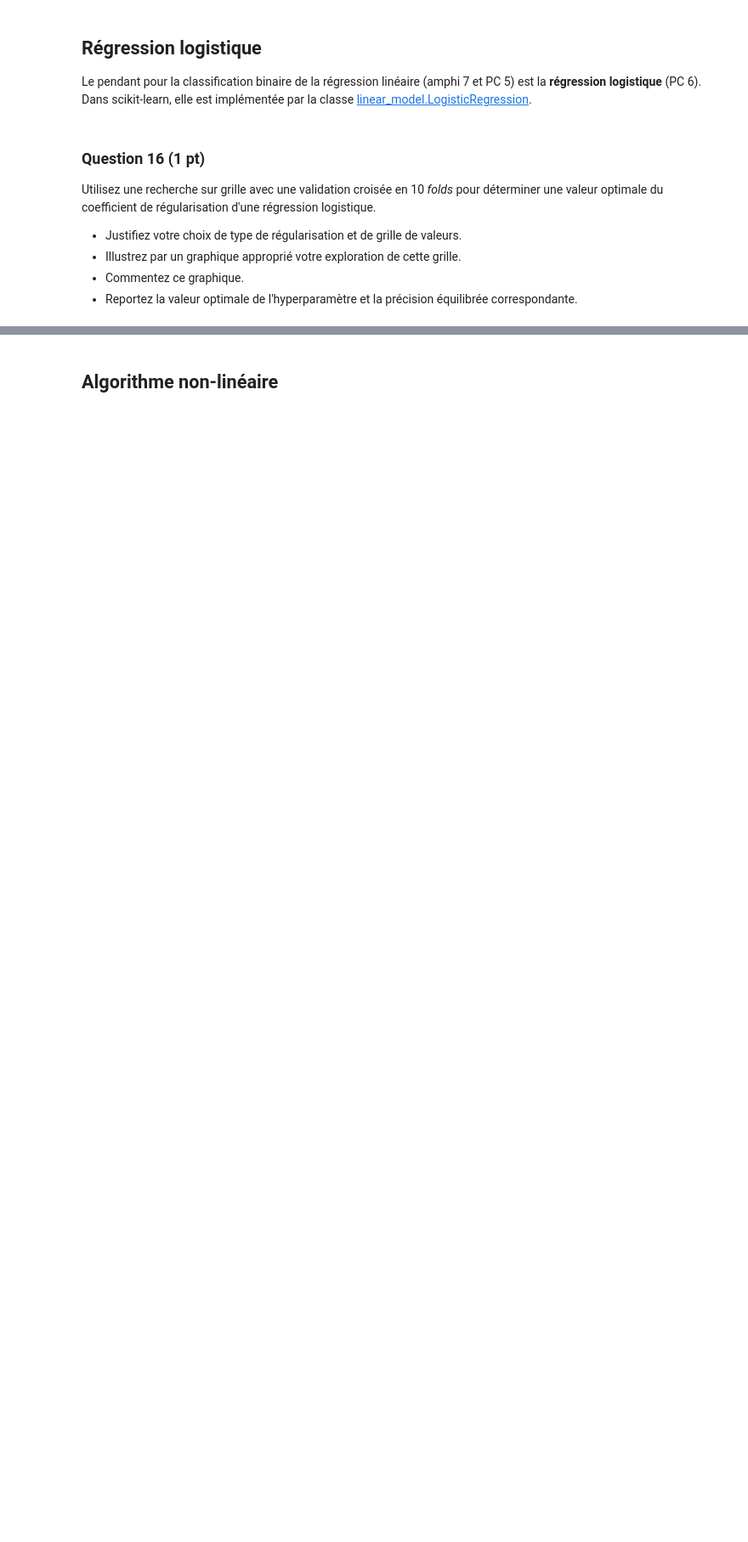
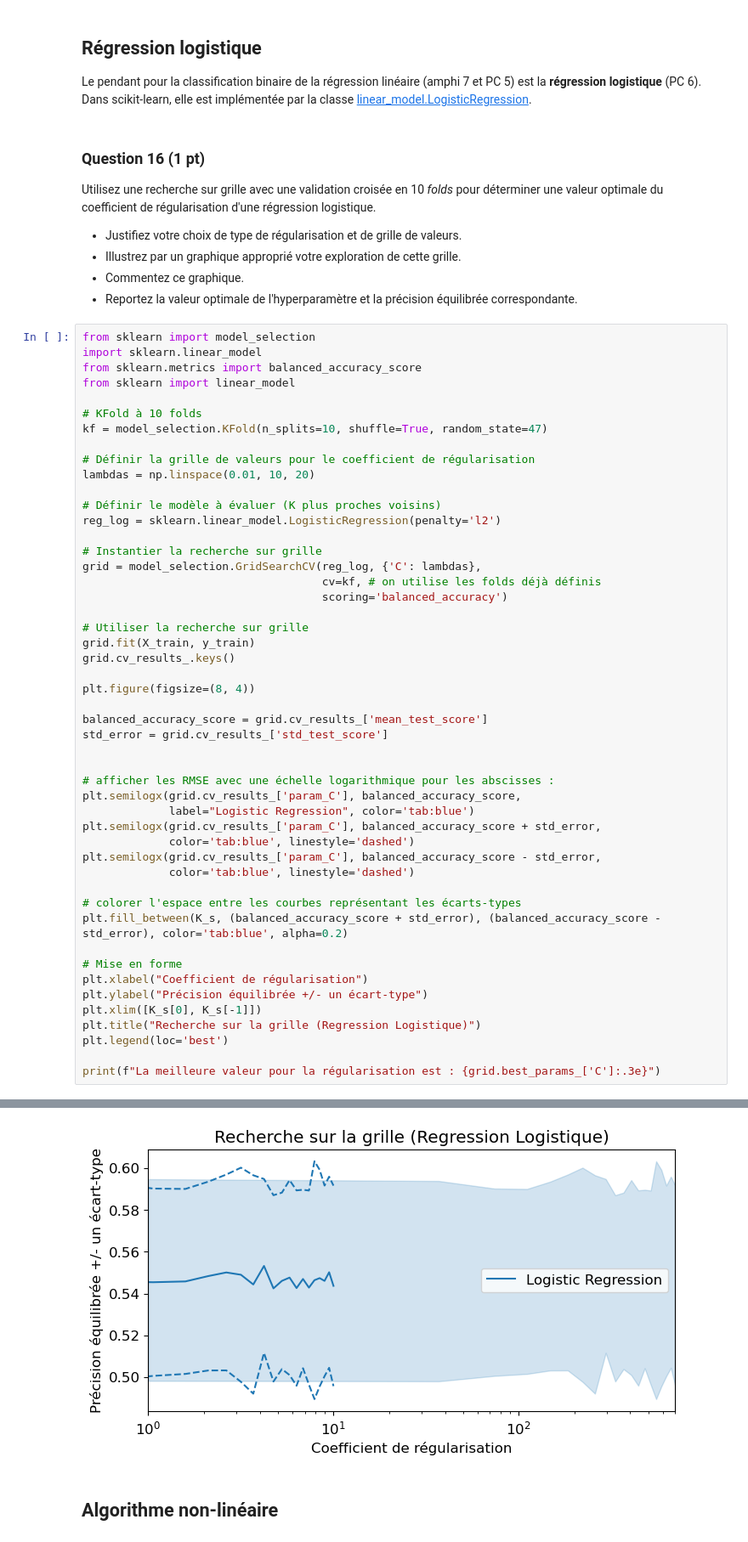
Before and after one commit to maximebailly/sdd_2025, a Jupyter notebook: projet/Projet.ipynb, the cells around one changed output, grey strips where cells are left out. Shown at 85% size. Cells and saved outputs as stored; diff of their text form; blank space fills up the shorter version.

```diff
--- a/projet/Projet.ipynb
+++ b/projet/Projet.ipynb
@@ -368,3 +374,53 @@ Utilisez une recherche sur grille avec une validation croisée en 10 _folds_ pou
 * Illustrez par un graphique approprié votre exploration de cette grille.
 * Commentez ce graphique.
 * Reportez la valeur optimale de l'hyperparamètre et la précision équilibrée correspondante.
+# %%
+from sklearn import model_selection
+import sklearn.linear_model
+from sklearn.metrics import balanced_accuracy_score
+from sklearn import linear_model
+
+# KFold à 10 folds
+kf = model_selection.KFold(n_splits=10, shuffle=True, random_state=47)
+
+# Définir la grille de valeurs pour le coefficient de régularisation
+lambdas = np.linspace(0.01, 10, 20)
+
+# Définir le modèle à évaluer (K plus proches voisins)
+reg_log = sklearn.linear_model.LogisticRegression(penalty='l2')
+
+# Instantier la recherche sur grille
+grid = model_selection.GridSearchCV(reg_log, {'C': lambdas},
+                                    cv=kf, # on utilise les folds déjà définis
+                                    scoring='balanced_accuracy')
+
+# Utiliser la recherche sur grille
+grid.fit(X_train, y_train)
+grid.cv_results_.keys()
+
+plt.figure(figsize=(8, 4))
+
+balanced_accuracy_score = grid.cv_results_['mean_test_score']
+std_error = grid.cv_results_['std_test_score']
+
+
+# afficher les RMSE avec une échelle logarithmique pour les abscisses :
+plt.semilogx(grid.cv_results_['param_C'], balanced_accuracy_score,
+             label="Logistic Regression", color='tab:blue')
+plt.semilogx(grid.cv_results_['param_C'], balanced_accuracy_score + std_error,
+             color='tab:blue', linestyle='dashed')
+plt.semilogx(grid.cv_results_['param_C'], balanced_accuracy_score - std_error,
+             color='tab:blue', linestyle='dashed')
+
+# colorer l'espace entre les courbes représentant les écarts-types
+plt.fill_between(K_s, (balanced_accuracy_score + std_error), (balanced_accuracy_score - std_error), color='tab:blue', alpha=0.2)
+
+# Mise en forme
+plt.xlabel("Coefficient de régularisation")
+plt.ylabel("Précision équilibrée +/- un écart-type")
+plt.xlim([K_s[0], K_s[-1]])
+plt.title("Recherche sur la grille (Regression Logistique)")
+plt.legend(loc='best')
+
+print(f"La meilleure valeur pour la régularisation est : {grid.best_params_['C']:.3e}")
+# %% [output]
@@ -371,3 +445,4 @@ Utilisez une recherche sur grille avec une validation croisée en 10 _folds_ pou
+[figure, added]
 # %% [markdown]
 ## Algorithme non-linéaire
 # %% [markdown]
```
Also changed, not shown: parts of 4 cells of this notebook.
